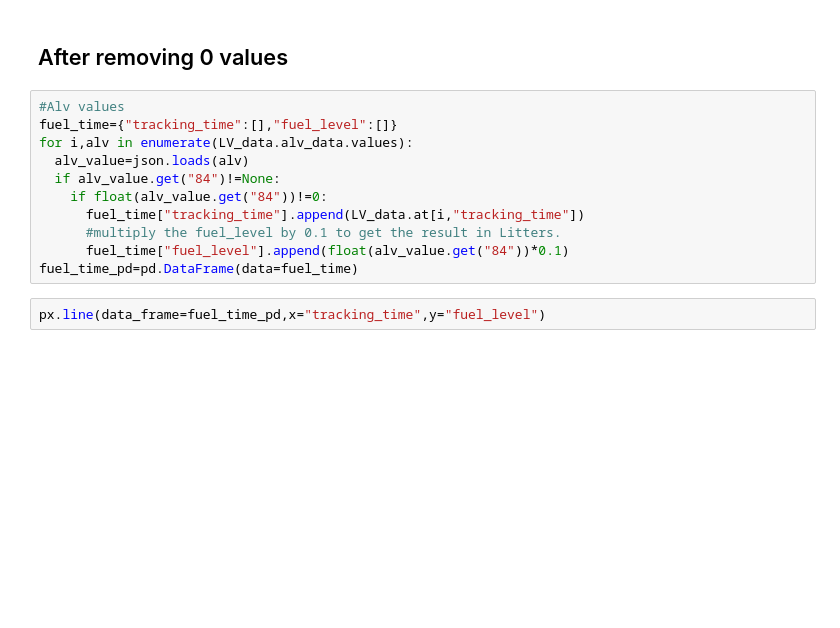
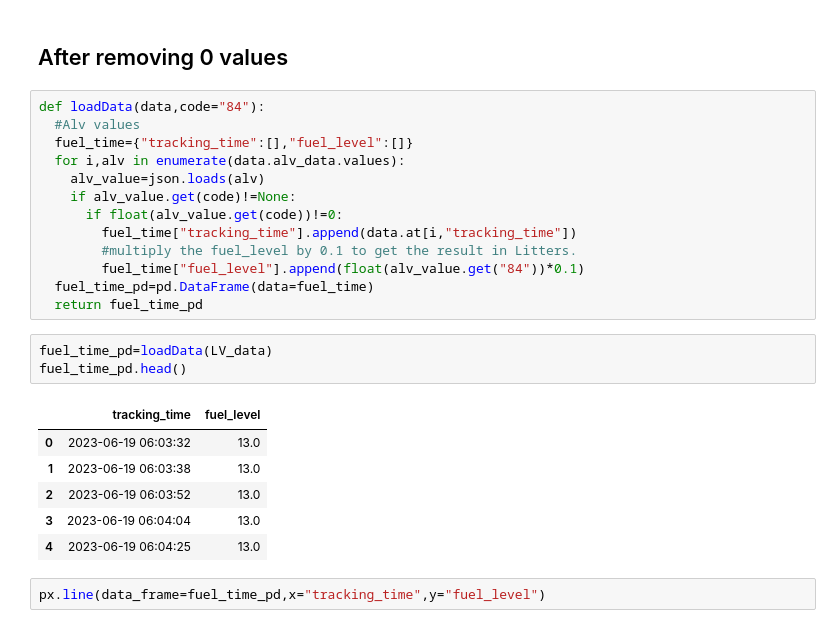
Before and after one commit to Elma-dev/fuel_calculation, a Jupyter notebook: fuel_calculation.ipynb, the cells around one changed output. Cells and saved outputs as stored; diff of their text form; blank space fills up the shorter version.

```diff
--- a/fuel_calculation.ipynb
+++ b/fuel_calculation.ipynb
@@ -70,16 +70,28 @@ px.line(data_frame=fuel_time_pd,x="tracking_time",y="fuel_level")
 # %% [markdown]
 ## After removing 0 values
 # %%
-#Alv values
-fuel_time={"tracking_time":[],"fuel_level":[]}
-for i,alv in enumerate(LV_data.alv_data.values):
-  alv_value=json.loads(alv)
-  if alv_value.get("84")!=None:
-    if float(alv_value.get("84"))!=0:
-      fuel_time["tracking_time"].append(LV_data.at[i,"tracking_time"])
-      #multiply the fuel_level by 0.1 to get the result in Litters.
-      fuel_time["fuel_level"].append(float(alv_value.get("84"))*0.1)
-fuel_time_pd=pd.DataFrame(data=fuel_time)
+def loadData(data,code="84"):
+  #Alv values
+  fuel_time={"tracking_time":[],"fuel_level":[]}
+  for i,alv in enumerate(data.alv_data.values):
+    alv_value=json.loads(alv)
+    if alv_value.get(code)!=None:
+      if float(alv_value.get(code))!=0:
+        fuel_time["tracking_time"].append(data.at[i,"tracking_time"])
+        #multiply the fuel_level by 0.1 to get the result in Litters.
+        fuel_time["fuel_level"].append(float(alv_value.get("84"))*0.1)
+  fuel_time_pd=pd.DataFrame(data=fuel_time)
+  return fuel_time_pd
+# %%
+fuel_time_pd=loadData(LV_data)
+fuel_time_pd.head()
+# %% [output]
+|  | tracking_time | fuel_level |
+| 0 | 2023-06-19 06:03:32 | 13.0 |
+| 1 | 2023-06-19 06:03:38 | 13.0 |
+| 2 | 2023-06-19 06:03:52 | 13.0 |
+| 3 | 2023-06-19 06:04:04 | 13.0 |
+| 4 | 2023-06-19 06:04:25 | 13.0 |
 # %%
 px.line(data_frame=fuel_time_pd,x="tracking_time",y="fuel_level")
 # %% [output]
```
Also changed, not shown: parts of 14 cells of this notebook.
